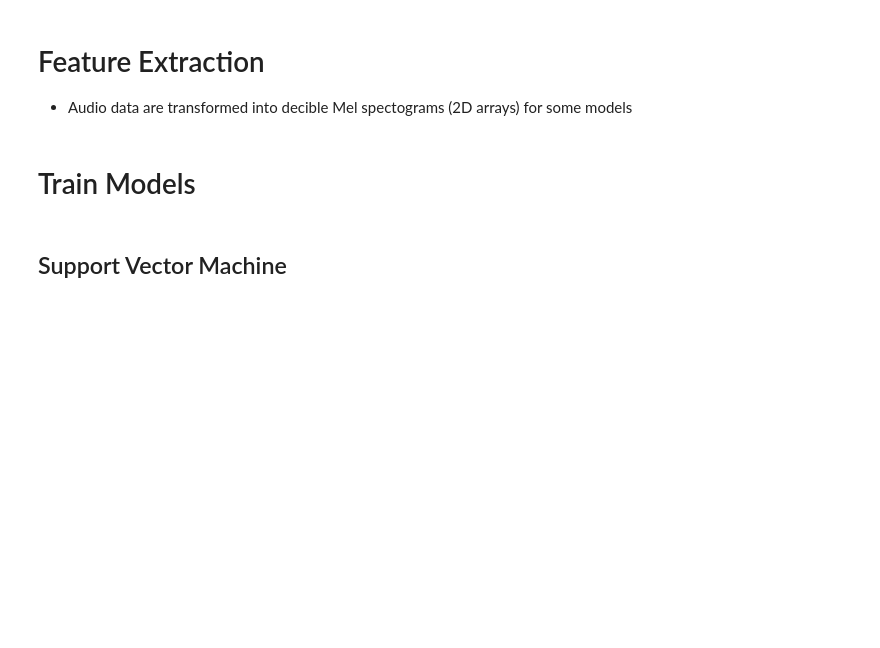
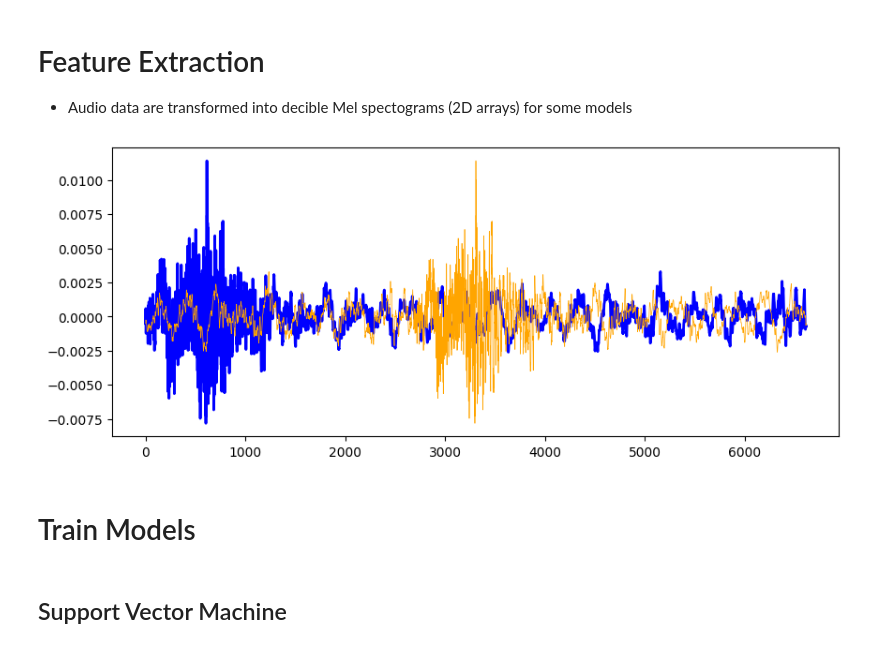
Before and after one commit to middlec000/bat_jester_model_training, a Jupyter notebook: 03_model_training.ipynb, the cells around one changed output. Cells and saved outputs as stored; diff of their text form; code cells hidden in the pictures; blank space fills up the shorter version.

```diff
--- a/03_model_training.ipynb
+++ b/03_model_training.ipynb
@@ -79,8 +152,24 @@ def transform_audio_to_mel_spectrogram(audio_values: np.array, sr: int, n_mels:
 # %%
-train_x_spectrogram = transform_audio_to_spectrogram(train_x, n_fft=WINDOW_SIZE)
-test_x_spectrogram = transform_audio_to_spectrogram(test_x, n_fft=WINDOW_SIZE)
-train_x_mel_spectrogram = transform_audio_to_mel_spectrogram(train_x, sr=SAMPLE_RATE, n_mels=256)
-test_x_mel_spectrogram = transform_audio_to_mel_spectrogram(test_x, sr=SAMPLE_RATE, n_mels=256)
+# train_x_spectrogram = transform_audio_to_spectrogram(train_x, n_fft=WINDOW_SIZE)
+# test_x_spectrogram = transform_audio_to_spectrogram(test_x, n_fft=WINDOW_SIZE)
+
+# train_x_mel_spectrogram = transform_audio_to_mel_spectrogram(train_x, sr=SAMPLE_RATE, n_mels=256)
+# test_x_mel_spectrogram = transform_audio_to_mel_spectrogram(test_x, sr=SAMPLE_RATE, n_mels=256)
+
+train_x_centered = center_all_on_max(train_x, window_size=WINDOW_SIZE)
+test_x_centered = center_all_on_max(test_x, window_size=WINDOW_SIZE)
+
+train_x_max_abs = extract_max_abs(train_x)
+test_x_max_abs = extract_max_abs(test_x)
+# %%
+# Check centering on max works correctly by plotting an example audio sample
+i = 5
+plt.figure(figsize=(10, 4))
+plt.plot(train_x[i], label="Original Audio", lw=2, color='blue')
+plt.plot(train_x_centered[i], label="Centered Audio", color='orange', lw=0.5)
+plt.show()
+# %% [output]
+[figure, added]
 # %% [markdown]
 # Train Models
 # %%
```
Also changed, not shown: parts of 15 cells of this notebook, 3 other files.
